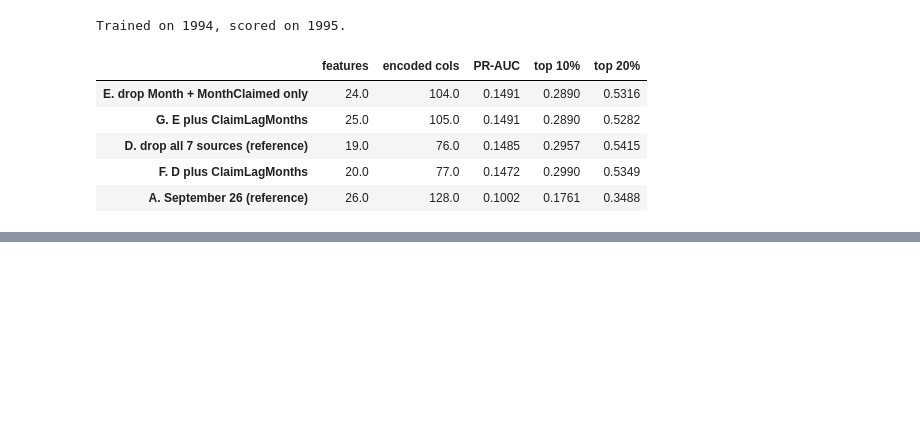
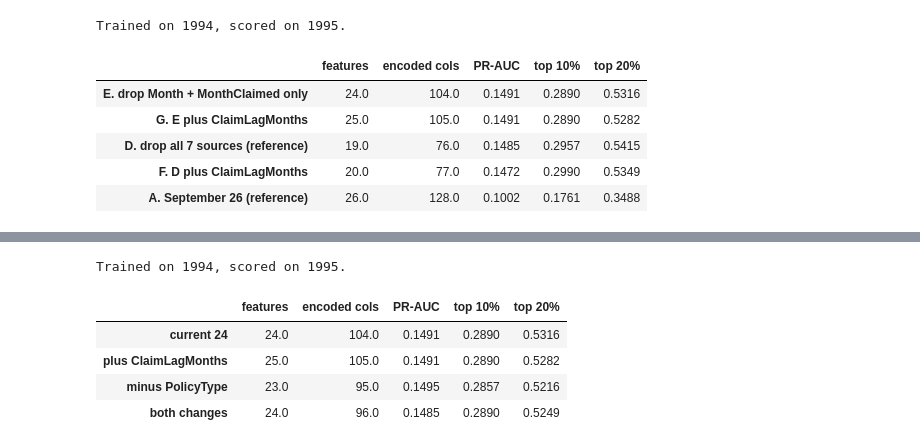
Before and after one commit to Break-Through-Tech/LexisNexis-1A-detecting-fraudulent-insurance-claims, a Jupyter notebook: notebooks/LexisNexis1A_M2_Task1.ipynb, the cells around one changed output, grey strips where cells are left out. Drawn from its saved outputs; the diff is of its cells as text; code cells hidden in the pictures; blank space fills up the shorter version.

```diff
--- a/notebooks/LexisNexis1A_M2_Task1.ipynb
+++ b/notebooks/LexisNexis1A_M2_Task1.ipynb
@@ -510,0 +523,36 @@ Milestone 2 feature list: 24 features
+# %%
+# Testing the two changes the Challenge Advisor asked for.
+# She wants ClaimLagMonths kept and PolicyType dropped, because PolicyType
+# duplicates VehicleCategory plus BasePolicy and will split credit in SHAP.
+BASE_24 = [c for c in SAFE_FEATURES if c not in ["Month", "MonthClaimed"]]
+
+advisor_sets = {
+    "current 24": BASE_24,
+    "plus ClaimLagMonths": BASE_24 + ["ClaimLagMonths"],
+    "minus PolicyType": [c for c in BASE_24 if c != "PolicyType"],
+    "both changes": (
+        [c for c in BASE_24 if c != "PolicyType"] + ["ClaimLagMonths"]
+    ),
+}
+
+rows3 = {}
+for name, feats in advisor_sets.items():
+    m = build_model(tr[feats]).fit(tr[feats], tr[TARGET])
+    p = m.predict_proba(va[feats])[:, 1]
+    rows3[name] = {
+        "features": len(feats),
+        "encoded cols": len(m.named_steps["pre"].get_feature_names_out()),
+        "PR-AUC": average_precision_score(va[TARGET], p),
+        "top 10%": capture_at(va[TARGET], p, 0.10),
+        "top 20%": capture_at(va[TARGET], p, 0.20),
+    }
+
+print("Trained on 1994, scored on 1995.\n")
+display(pd.DataFrame(rows3).T.round(4))
+# %% [output]
+Trained on 1994, scored on 1995.
+|  | features | encoded cols | PR-AUC | top 10% | top 20% |
+| current 24 | 24.0 | 104.0 | 0.1491 | 0.2890 | 0.5316 |
+| plus ClaimLagMonths | 25.0 | 105.0 | 0.1491 | 0.2890 | 0.5282 |
+| minus PolicyType | 23.0 | 95.0 | 0.1495 | 0.2857 | 0.5216 |
+| both changes | 24.0 | 96.0 | 0.1485 | 0.2890 | 0.5249 |
```
Also changed, not shown: parts of 3 cells of this notebook.
